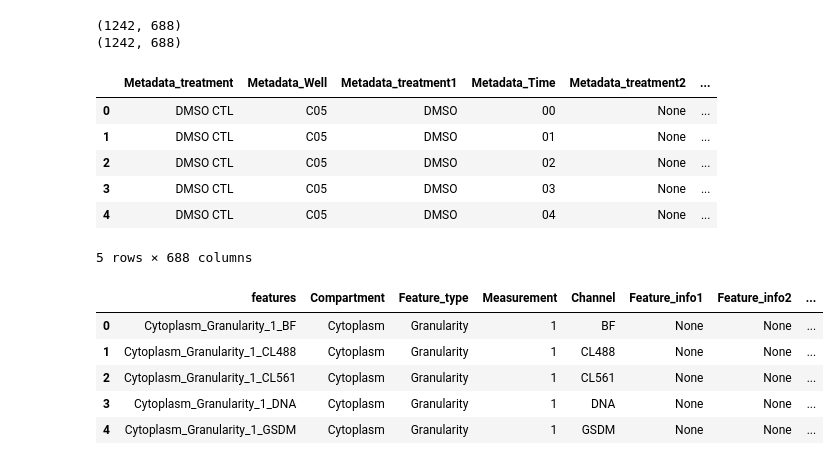
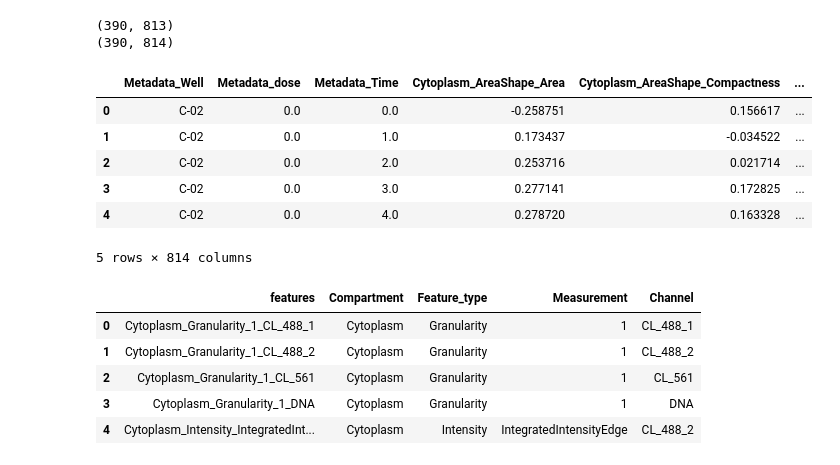
Before and after one commit to WayScience/live_cell_timelapse_apoptosis_analysis, a Jupyter notebook: one_off_analysis/notebooks/0.run_map_across_channels.ipynb, the cells around one changed output. Drawn from its saved outputs; the diff is of its cells as text; code cells hidden in the pictures.

```diff
--- a/one_off_analysis/notebooks/0.run_map_across_channels.ipynb
+++ b/one_off_analysis/notebooks/0.run_map_across_channels.ipynb
@@ -76,64 +28,97 @@ def run_mAP_across_time(
 # %%
 data_file_path = pathlib.Path(
-    "../../4.processing_profiled_features/data/preprocessed_data/live_cell_pyroptosis_wave1_first_time_norm_fs_agg.parquet"
+    "../../data/CP_aggregated/profiles/aggregated_profile.parquet"
 ).resolve(strict=True)
+# load the dose information
+well_dose_df = pd.read_parquet(
+    pathlib.Path(
+        "../../data/CP_feature_select/profiles/features_selected_profile.parquet"
+    ).resolve(strict=True),
+    columns=["Metadata_Well", "Metadata_dose"],
+).drop_duplicates()
+
+
 pathlib.Path("../results").mkdir(exist_ok=True)
+# output filepath
+output_file_path = pathlib.Path("../results/mAP_across_channels.parquet").resolve()
 aggregate_df = pd.read_parquet(data_file_path)
-aggregate_df.reset_index(drop=True, inplace=True)
-aggregate_df = aggregate_df[~aggregate_df.Metadata_serum.str.contains("NuSerum")]
-aggregate_df.reset_index(drop=True, inplace=True)
 print(aggregate_df.shape)
 # drop rows with nan in features (non Metadata)
 aggregate_df = aggregate_df.dropna(
     subset=aggregate_df.filter(regex="^(?!Metadata)").columns
 )
+# merge the dose information with the profile data
+aggregate_df = aggregate_df.merge(
+    well_dose_df,
+    left_on="Metadata_Well",
+    right_on="Metadata_Well",
+    how="left",
+)
+dose = aggregate_df.pop("Metadata_dose")
+aggregate_df.insert(
+    1,
+    "Metadata_dose",
+    dose,
+)
 print(aggregate_df.shape)
 aggregate_df.head()
 # %% [output]
-(1242, 688)
-(1242, 688)
+(390, 813)
+(390, 814)
-|  | Metadata_treatment | Metadata_Well | Metadata_treatment1 | Metadata_Time | Metadata_treatment2 | ... |
-| 0 | DMSO CTL | C05 | DMSO | 00 | None | ... |
-| 1 | DMSO CTL | C05 | DMSO | 01 | None | ... |
-| 2 | DMSO CTL | C05 | DMSO | 02 | None | ... |
-| 3 | DMSO CTL | C05 | DMSO | 03 | None | ... |
-| 4 | DMSO CTL | C05 | DMSO | 04 | None | ... |
+|  | Metadata_Well | Metadata_dose | Metadata_Time | Cytoplasm_AreaShape_Area | Cytoplasm_AreaShape_Compactness | ... |
+| 0 | C-02 | 0.0 | 0.0 | -0.258751 | 0.156617 | ... |
+| 1 | C-02 | 0.0 | 1.0 | 0.173437 | -0.034522 | ... |
+| 2 | C-02 | 0.0 | 2.0 | 0.253716 | 0.021714 | ... |
+| 3 | C-02 | 0.0 | 3.0 | 0.277141 | 0.172825 | ... |
+| 4 | C-02 | 0.0 | 4.0 | 0.278720 | 0.163328 | ... |
-5 rows × 688 columns
+5 rows × 814 columns
 # %%
 # get the non metadata columns
 metadata_cols = [cols for cols in aggregate_df.columns if "Metadata" in cols]
 features_cols = [cols for cols in aggregate_df.columns if "Metadata" not in cols]
 # drop features that contain AreaShape in the feature name
 non_feature_cols = [cols for cols in features_cols if "AreaShape" in cols]
 non_feature_cols = (
     non_feature_cols
     + [col for col in features_cols if "Location" in col]
     + [col for col in features_cols if "Neighbors" in col]
 )
 correlation_cols = [col for col in features_cols if "Correlation" in col]
 features_cols = [cols for cols in features_cols if cols not in non_feature_cols]
 features_cols = [cols for cols in features_cols if cols not in correlation_cols]
 df = pd.DataFrame(features_cols, columns=["features"])
 
 df[
     [
         "Compartment",
         "Feature_type",
         "Measurement",
         "Channel",
-        "Feature_info1",
-        "Feature_info2",
-        "Feature_info3",
+        "misc1",
+        "misc2",
+        "misc3",
+        "misc4",
+        "misc5",
     ]
 ] = df["features"].str.split("_", expand=True)
+# Update Channel column where it contains "CL"
+
+df.loc[df["Channel"].str.contains("CL", na=False), "Channel"] = (
+    df["Channel"] + "_" + df["misc1"]
+)
+# Update Channel column where it contains "CL_488"
+df.loc[df["Channel"].str.contains("CL_488", na=False), "Channel"] = (
+    df["Channel"] + "_" + df["misc2"]
+)
+df.drop(columns=["misc1", "misc2", "misc3", "misc4", "misc5"], inplace=True)
 df.head()
 # %% [output]
-|  | features | Compartment | Feature_type | Measurement | Channel | Feature_info1 | Feature_info2 | ... |
-| 0 | Cytoplasm_Granularity_1_BF | Cytoplasm | Granularity | 1 | BF | None | None | ... |
-| 1 | Cytoplasm_Granularity_1_CL488 | Cytoplasm | Granularity | 1 | CL488 | None | None | ... |
-| 2 | Cytoplasm_Granularity_1_CL561 | Cytoplasm | Granularity | 1 | CL561 | None | None | ... |
-| 3 | Cytoplasm_Granularity_1_DNA | Cytoplasm | Granularity | 1 | DNA | None | None | ... |
-| 4 | Cytoplasm_Granularity_1_GSDM | Cytoplasm | Granularity | 1 | GSDM | None | None | ... |
+|  | features | Compartment | Feature_type | Measurement | Channel |
+| 0 | Cytoplasm_Granularity_1_CL_488_1 | Cytoplasm | Granularity | 1 | CL_488_1 |
+| 1 | Cytoplasm_Granularity_1_CL_488_2 | Cytoplasm | Granularity | 1 | CL_488_2 |
+| 2 | Cytoplasm_Granularity_1_CL_561 | Cytoplasm | Granularity | 1 | CL_561 |
+| 3 | Cytoplasm_Granularity_1_DNA | Cytoplasm | Granularity | 1 | DNA |
+| 4 | Cytoplasm_Intensity_IntegratedInt... | Cytoplasm | Intensity | IntegratedIntensityEdge | CL_488_2 |
 # %%
 # create a dictionary of loadable features for each channel
 loadable_features = {}
```
Also changed, not shown: parts of 5 cells of this notebook, 13 other files.
